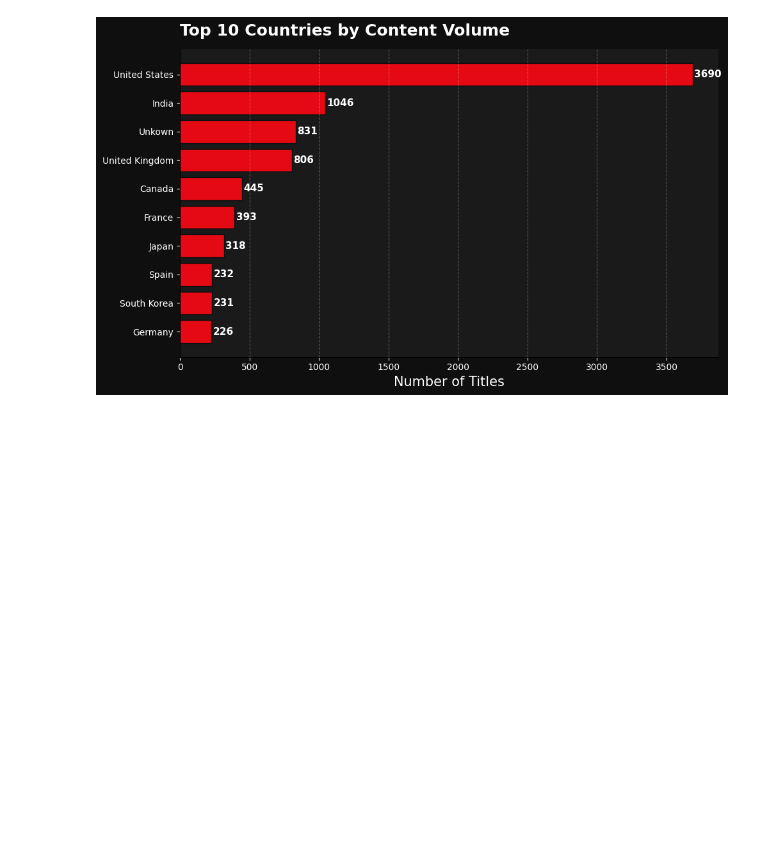
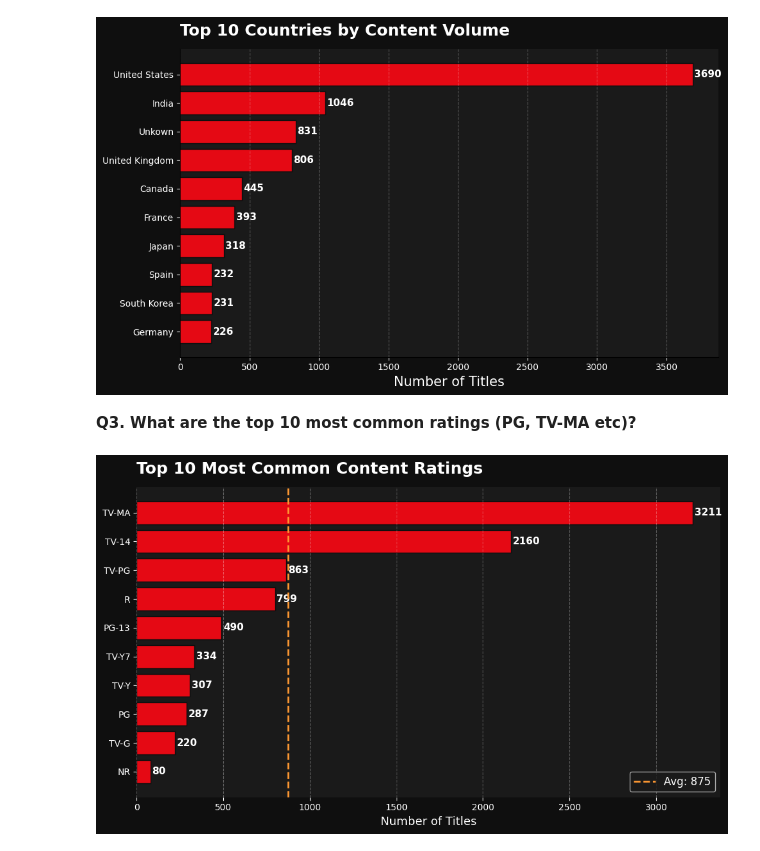
Before and after one commit to Abhaypanchal5/Data-Analytics-Portfolio, a Jupyter notebook: 04_End-To-End-Project/Netflix Analysis/NoteBook/notebook.ipynb, the cells around one changed output. Saved outputs shown, nothing was run; the diff lists cells and outputs as text; code cells hidden in the pictures; blank space fills up the shorter version.

```diff
--- a/04_End-To-End-Project/Netflix Analysis/NoteBook/notebook.ipynb
+++ b/04_End-To-End-Project/Netflix Analysis/NoteBook/notebook.ipynb
@@ -359,3 +359,38 @@ plt.tight_layout()
 plt.show()
 # %% [output]
 [figure]
+# %% [markdown]
+**Q3. What are the top 10 most common ratings (PG, TV-MA etc)?**
+# %%
+top10_ratings = df_copy['rating'].value_counts().head(10)
+avg_count = top10_ratings.values.mean()
+
+fig, ax = plt.subplots(figsize=(10, 6), facecolor='#0F0F0F')
+ax.set_facecolor('#1A1A1A')
+
+bars = ax.barh(top10_ratings.index, top10_ratings.values,
+               color='#E50914', edgecolor='#0F0F0F')
+ax.invert_yaxis()
+
+# Value labels
+for bar in bars:
+    ax.text(bar.get_width() + 10, bar.get_y() + bar.get_height()/2,
+            str(int(bar.get_width())),
+            va='center', color='white', fontsize=11, fontweight='bold')
+
+# Average line across top 10
+ax.axvline(x=avg_count, color='#FF9933', linewidth=2,
+           linestyle='--', zorder=10, label=f'Avg: {int(avg_count)}')
+
+ax.set_title("Top 10 Most Common Content Ratings", fontsize=18,
+             weight='bold', color='white', loc='left', pad=15)
+ax.set_xlabel('Number of Titles', fontsize=13, color='white')
+ax.tick_params(colors='white')
+ax.xaxis.grid(True, linestyle='--', alpha=0.3, color='white')
+ax.spines[['top','right','left','bottom']].set_visible(False)
+ax.legend(fontsize=12, facecolor='#1A1A1A', labelcolor='white')
+
+plt.tight_layout()
+plt.show()
+# %% [output]
+[figure, added]
```
